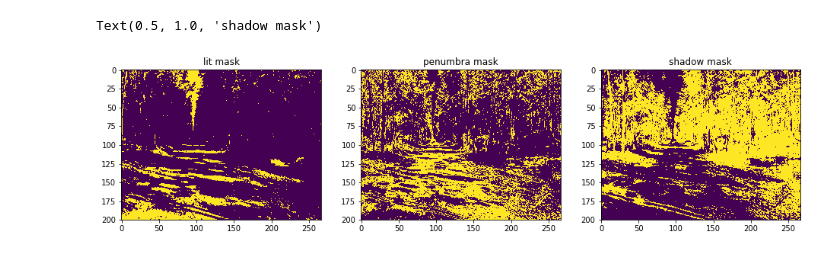
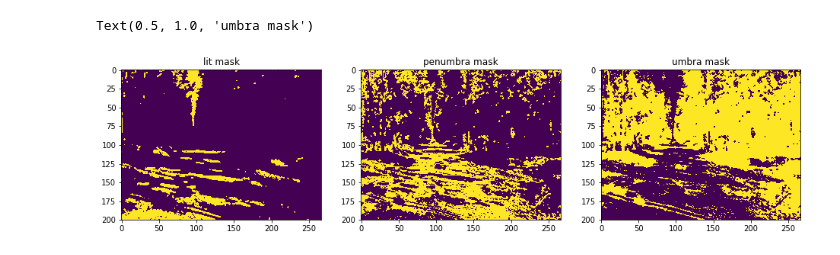
Before and after one commit to horitahiroshi/shadow-denoising, a Jupyter notebook: notebook/4thTry.ipynb, the cells around one changed output. Drawn from its saved outputs; the diff is of its cells as text; code cells hidden in the pictures.

```diff
--- a/notebook/4thTry.ipynb
+++ b/notebook/4thTry.ipynb
@@ -6,6 +21,6 @@ import matplotlib.pyplot as plt
 # %%
 # Adaptive Denoising
-def filter1(g, k, gamma, denoise_mode):
+def adaptive_denoising(g, k, gamma, denoise_mode):
     # calculate the center of kernel
     a = k//2
 
@@ -87,7 +102,7 @@ def range_adjustment(img,minvalue=0,maxvalue=255):
 # %%
 img = imageio.imread("../images/shadow5.jpg")
 for i in range(3):
-    img[:,:,i] = filter1(img[:,:,i],3,0.005,"average")
+    img[:,:,i] = adaptive_denoising(img[:,:,i],3,0.005,"average")
 # %%
 # find the closest cluster to the example pixel
 def closest_cluster(centroids, example):
@@ -146,3 +173,13 @@ luminance_centroids = np.array([[np.min(luminance_dataset)],
 
 # lus = kmeans_routine(luminance_dataset, luminance_centroids, 2, 1)
 lus = kmeans_routine(luminance_dataset, luminance_centroids, luminance_centroids.shape[0], 5)
+
+
+lus = adaptive_denoising(lus, 3, 0.0001, "robust")
+
+plt.figure(figsize=(16,8))
+plt.subplot(121)
+plt.imshow(img)
+plt.subplot(122)
+plt.imshow(lus)
+plt.colorbar()
@@ -156,33 +196,33 @@ plt.subplot(122); plt.imshow(lus); plt.title("light-penumbra-shadow"); plt.color
 # %%
 lit_mask = np.zeros((img.shape[0], img.shape[1]))
+penumbra_mask = np.zeros((img.shape[0], img.shape[1]))
 umbra_mask = np.zeros((img.shape[0], img.shape[1]))
-shadow_mask = np.zeros((img.shape[0], img.shape[1]))
 
 lit_mask[np.where(lus==3)] = 1
-umbra_mask[np.where(lus==2)] = 1
-shadow_mask[np.where(lus==1)] = 1
+penumbra_mask[np.where(lus==2)] = 1
+umbra_mask[np.where(lus==1)] = 1
 
 lit_img = np.zeros(img.shape, dtype=np.uint8)
+penumbra_img = np.zeros(img.shape, dtype=np.uint8)
 umbra_img = np.zeros(img.shape, dtype=np.uint8)
-shadow_img = np.zeros(img.shape, dtype=np.uint8)
 for i in range(3):
     lit_img[:,:,i] = np.multiply(lit_mask,img[:,:,i])
+    penumbra_img[:,:,i] = np.multiply(penumbra_mask,img[:,:,i])
     umbra_img[:,:,i] = np.multiply(umbra_mask,img[:,:,i])
-    shadow_img[:,:,i] = np.multiply(shadow_mask,img[:,:,i])
 
 plt.figure(figsize=(16,8))
 plt.subplot(131)
 plt.imshow(lit_mask)
 plt.title("lit mask")
 plt.subplot(132)
-plt.imshow(umbra_mask)
+plt.imshow(penumbra_mask)
 plt.title("penumbra mask")
 plt.subplot(133)
-plt.imshow(shadow_mask)
-plt.title("shadow mask")
+plt.imshow(umbra_mask)
+plt.title("umbra mask")
 # %% [output]
-Text(0.5, 1.0, 'shadow mask')
+Text(0.5, 1.0, 'umbra mask')
-[figure, old version]
+[figure, new version]
 # %%
 def label_frame(frame, dataset, clusters):
     for i in range(1,np.max(clusters)+1):
```
Also changed, not shown: parts of 16 cells of this notebook, 17 other files.
